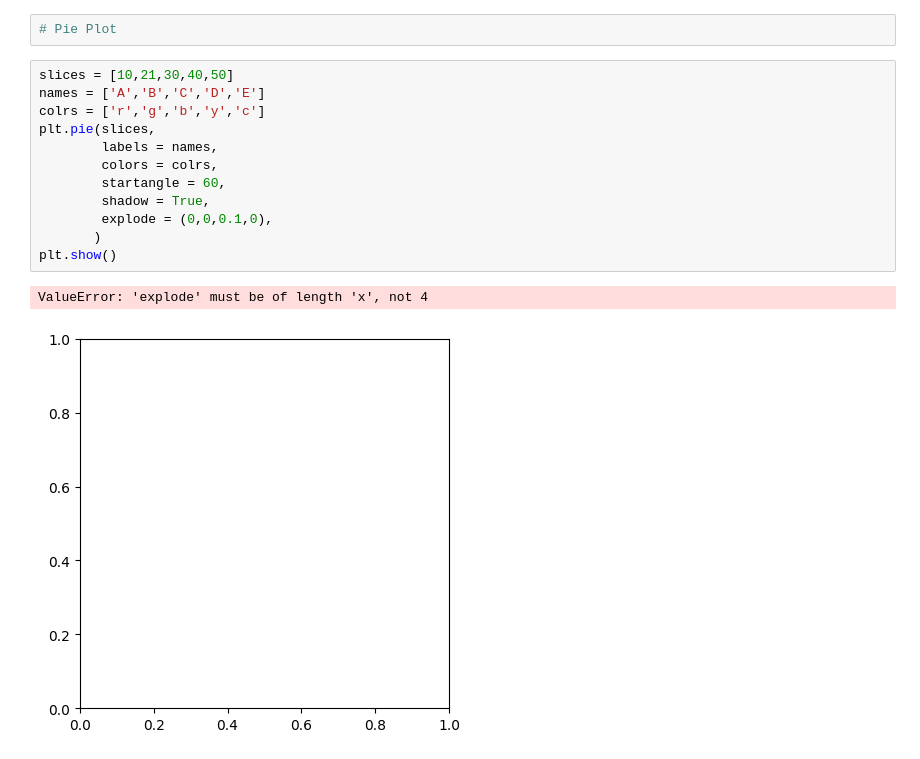
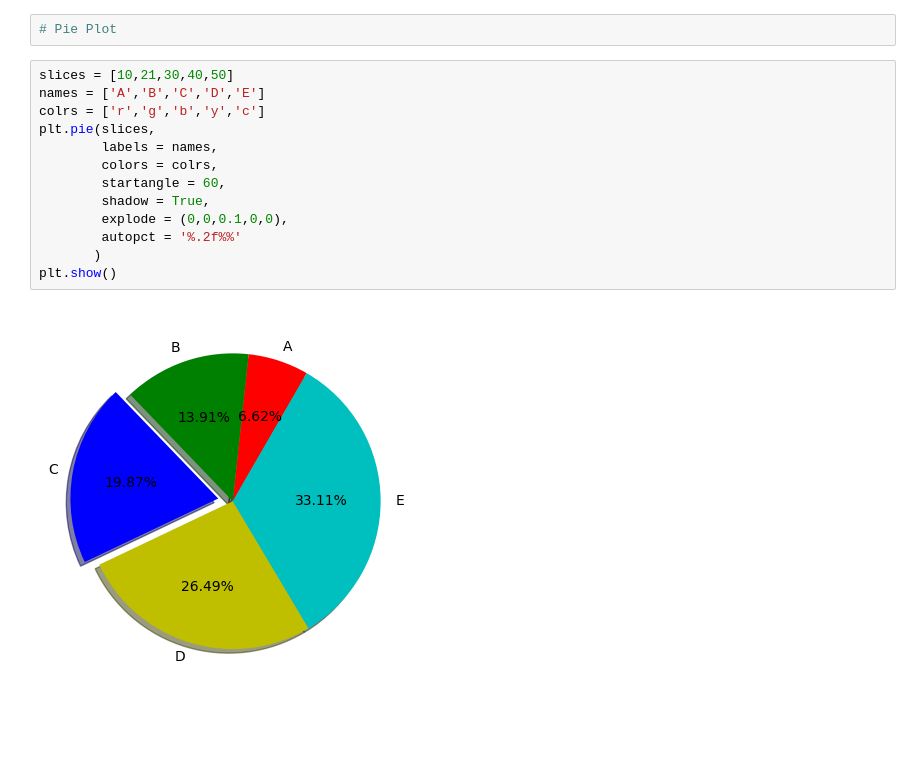
Before and after one commit to karvind08/Python-2025, a Jupyter notebook: Matplotlib/01 December 2025.ipynb, the cells around one changed output. Drawn from its saved outputs; the diff is of its cells as text; blank space fills up the shorter version.

```diff
--- a/Matplotlib/01 December 2025.ipynb
+++ b/Matplotlib/01 December 2025.ipynb
@@ -41,15 +41,15 @@ plt.show()
 # %%
 slices = [10,21,30,40,50]
 names = ['A','B','C','D','E']
 colrs = ['r','g','b','y','c']
 plt.pie(slices,
         labels = names,
         colors = colrs,
         startangle = 60,
         shadow = True,
-        explode = (0,0,0.1,0),
+        explode = (0,0,0.1,0,0),
+        autopct = '%.2f%%'
        )
 plt.show()
 # %% [output]
-ValueError: 'explode' must be of length 'x', not 4
-[figure, old version]
+[figure, new version]
```
Also changed, not shown: parts of 1 cell of this notebook.
